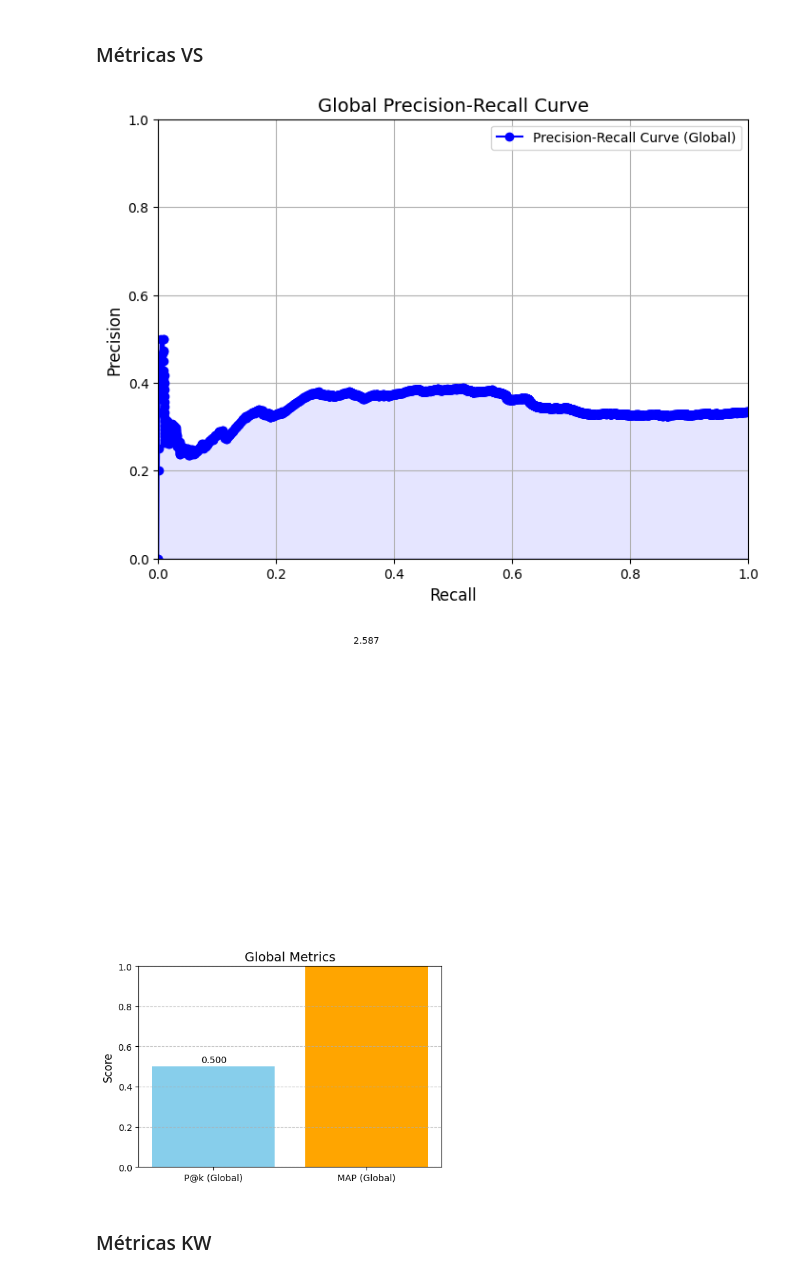
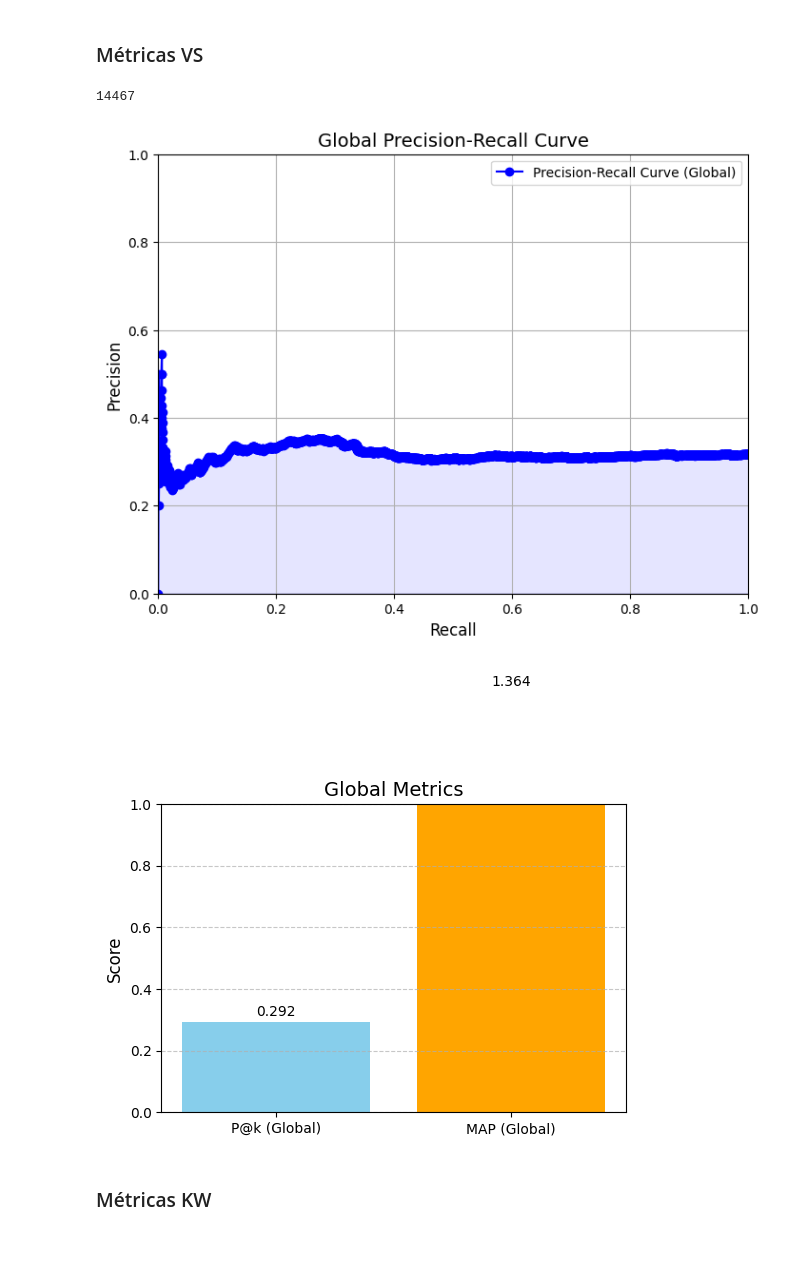
Before and after one commit to martapereira0/Search_Engine, a Jupyter notebook: evaluate.ipynb, the cells around one changed output. Cells and saved outputs as stored; diff of their text form; code cells hidden in the pictures; blank space fills up the shorter version.

```diff
--- a/evaluate.ipynb
+++ b/evaluate.ipynb
@@ -147,18 +147,19 @@ def plot_global_metrics(p_at_k, map_score):
 # %%
 # Agregar resultados
 all_relevant_docs, all_retrieved_docs = aggregate_results(new_df, retrieval_results,"VS")
 
 # Calcular métricas globais
-precisions, recalls, p_at_k, map_score = calculate_global_metrics(all_relevant_docs, all_retrieved_docs,8)
+precisions, recalls, p_at_k, map_score = calculate_global_metrics(all_relevant_docs, all_retrieved_docs,14467)
 
 # Plotar curva Precision-Recall global
 plot_global_precision_recall(precisions, recalls)
 
 # Plotar métricas globais (P@10, MAP)
 plot_global_metrics(p_at_k, map_score)
 # %% [output]
+14467
-[figure, old version]
+[figure, new version]
-[figure, old version]
+[figure, new version]
 # %% [markdown]
 ### Métricas KW
 # %%
```
Also changed, not shown: parts of 8 cells of this notebook.
